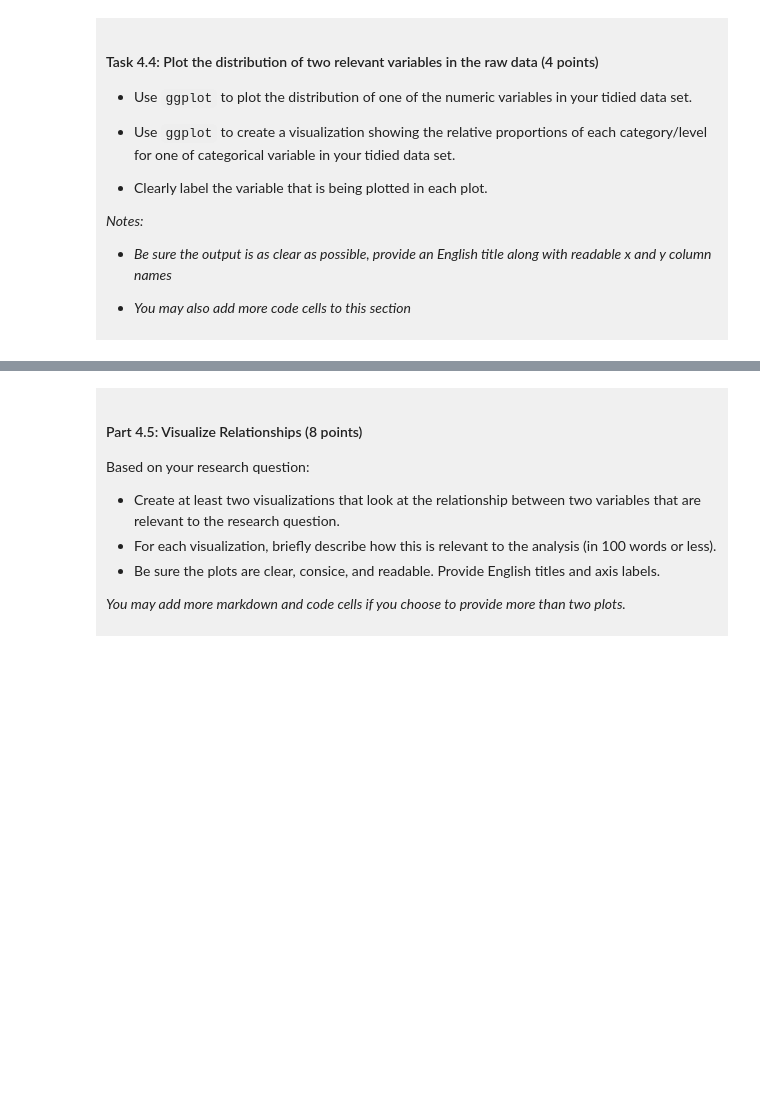
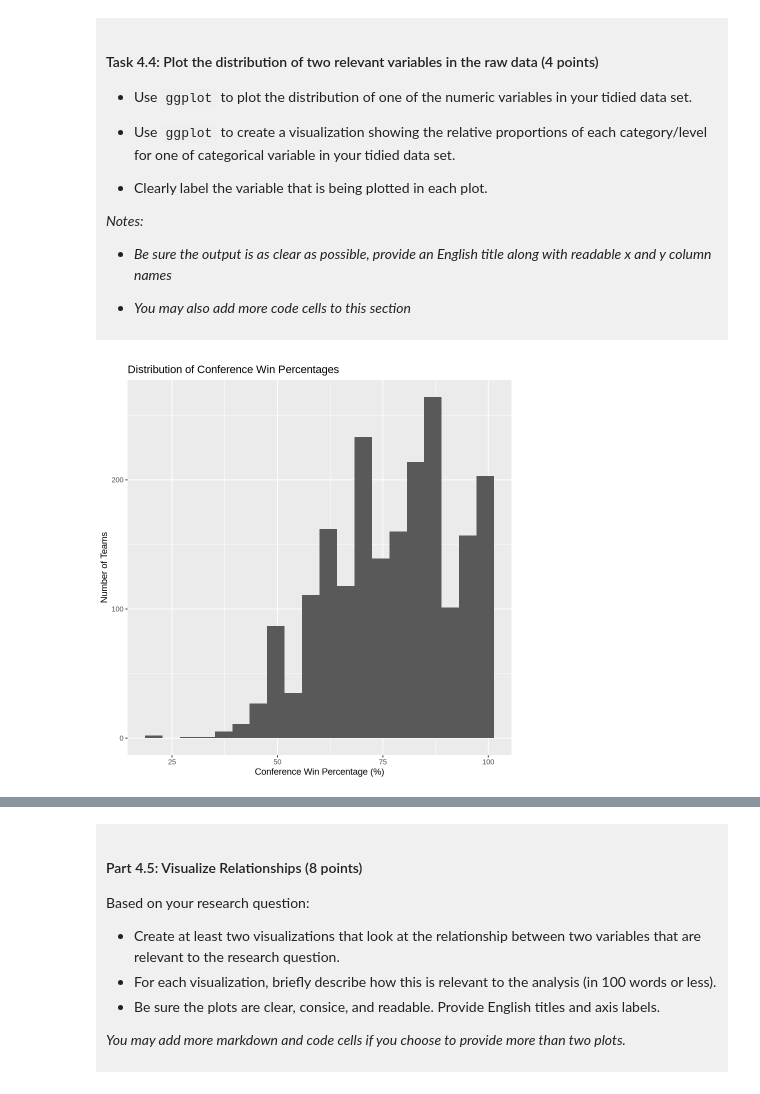
Before and after one commit to ivan909-ivan/dsci-100-project-ivan-hou, a Jupyter notebook: dsci-100-project-notebook.ipynb, the cells around one changed output, grey strips where cells are left out. Cells and saved outputs as stored; diff of their text form; code cells hidden in the pictures; blank space fills up the shorter version.

```diff
--- a/dsci-100-project-notebook.ipynb
+++ b/dsci-100-project-notebook.ipynb
@@ -309,5 +353,11 @@ You will refine your research question (if needed) and produce a tidy data set.
 
 </div>
 # %%
-### EDIT THIS CODE CELL FOR PLOT 1 ###
+# Plot the distribution of conference win percentages
+womens_march_madness_tidy |>
+  ggplot(aes(x = conf_wins_pct)) +
+  geom_histogram(bins = 20) +
+  labs(title = "Distribution of Conference Win Percentages", x = "Conference Win Percentage (%)", y = "Number of Teams")
+# %% [output]
+[figure, added]
 # %%
```
Also changed, not shown: parts of 10 cells of this notebook.
